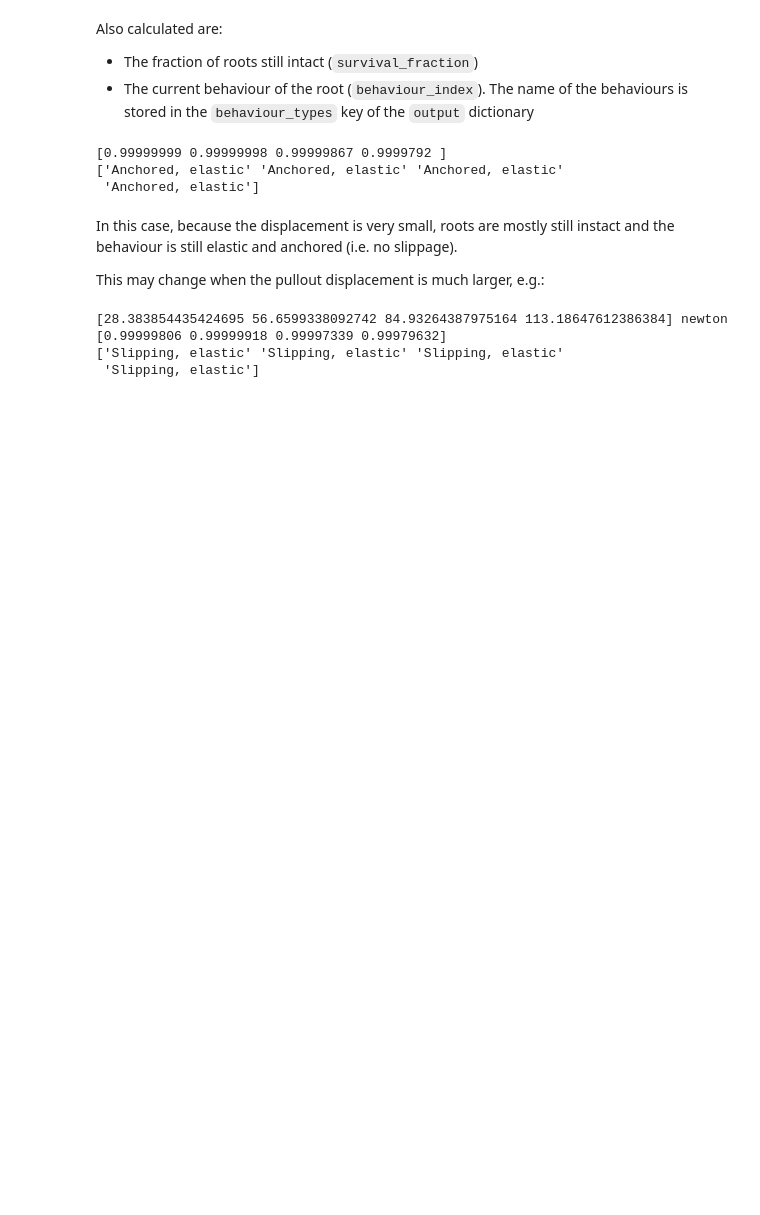
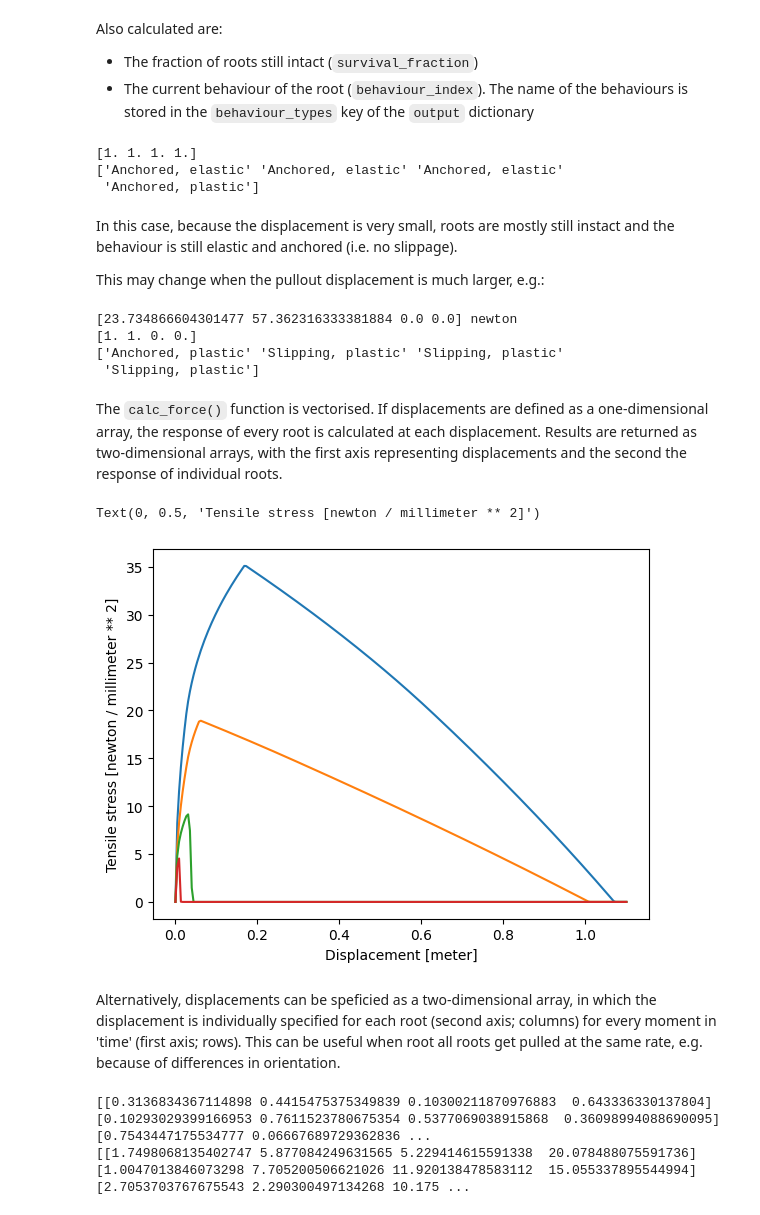
Before and after one commit to rootmemo/pyrootmemo, a Jupyter notebook: tutorials/xx_axial_pullout.ipynb, the cells around one changed output. Drawn from its saved outputs; the diff is of its cells as text; code cells hidden in the pictures; blank space fills up the shorter version.

Commit message:
vectorised AxialPullout calc_force function

```diff
--- a/tutorials/xx_axial_pullout.ipynb
+++ b/tutorials/xx_axial_pullout.ipynb
@@ -55,11 +57,11 @@ of root initially sticking out of the soil surface must be defined:
 roots = MultipleRoots(
     species = 'test_species',
     diameter = Parameter([1, 2, 3, 4], 'mm'),
-    tensile_strength = Parameter([500, 300, 100, 50], 'MPa'),
-    elastic_modulus = Parameter([1, 1, 1, 1], 'GPa'),
+    tensile_strength = Parameter([50, 30, 10, 5], 'MPa'),
+    elastic_modulus = Parameter([200, 200, 200, 200], 'MPa'),
     length = Parameter([1, 1, 1, 1], 'm'),
-    yield_strength = Parameter([200, 150, 50, 25], 'MPa'),
-    plastic_modulus = Parameter([0.2, 0.2, 0.2, 0.2], 'GPa'),
+    yield_strength = Parameter([20, 15, 5, 2.5], 'MPa'),
+    plastic_modulus = Parameter([50, 50, 50, 50], 'MPa'),
     length_surface = Parameter([0, 0, 0, 0], 'm')
     )
 # %% [markdown]
@@ -84,10 +86,10 @@ pullout = AxialPullout(
     roots,
     interface,
     surface = True,
-    breakage = True,
+    breakage = True, #True,
     slipping = True,
     elastoplastic = True,
-    weibull_shape = 5.0
+    weibull_shape = 50.0
     )
 # %% [markdown]
 ## Calculations
@@ -130,9 +126,9 @@ Also calculated are:
 print(pullout.output['survival_fraction'])
 print(pullout.output['behaviour_types'][pullout.output['behaviour_index']])
 # %% [output]
-[0.99999999 0.99999998 0.99999867 0.9999792 ]
+[1. 1. 1. 1.]
 ['Anchored, elastic' 'Anchored, elastic' 'Anchored, elastic'
- 'Anchored, elastic']
+ 'Anchored, plastic']
 # %% [markdown]
 In this case, because the displacement is very small, roots are mostly still instact and the behaviour is still elastic and anchored (i.e. no slippage).
 
@@ -144,7 +140,42 @@ print(pullout.output['force_per_root'])
 print(pullout.output['survival_fraction'])
 print(pullout.output['behaviour_types'][pullout.output['behaviour_index']])
 # %% [output]
-[28.383854435424695 56.6599338092742 84.93264387975164 113.18647612386384] newton
-[0.99999806 0.99999918 0.99997339 0.99979632]
-['Slipping, elastic' 'Slipping, elastic' 'Slipping, elastic'
- 'Slipping, elastic']
+[23.734866604301477 57.362316333381884 0.0 0.0] newton
+[1. 1. 0. 0.]
+['Anchored, plastic' 'Slipping, plastic' 'Slipping, plastic'
+ 'Slipping, plastic']
+# %% [markdown]
+The `calc_force()` function is vectorised. If displacements are defined as a
+one-dimensional array, the response of every root is calculated at each
+displacement. Results are returned as two-dimensional arrays, with the first
+axis representing displacements and the second the response of individual roots.
+# %%
+import numpy as np
+displacement = Parameter(np.linspace(0, 1.1, 250), 'm')
+pullout.calc_force(displacement)
+stress_per_root = pullout.output['force_per_root'] / roots.xsection
+displacement_per_root = pullout.output['displacement_per_root']
+
+import matplotlib.pyplot as plt
+fig, ax = plt.subplots()
+for u, t in zip(displacement_per_root.T, stress_per_root.T):
+    ax.plot(u.magnitude, t.magnitude)
+ax.set_xlabel('Displacement [' + str(displacement_per_root.units) + ']')
+ax.set_ylabel('Tensile stress [' + str(stress_per_root.units) + ']')
+# %% [output]
+Text(0, 0.5, 'Tensile stress [newton / millimeter ** 2]')
+[figure, added]
+# %% [markdown]
+Alternatively, displacements can be speficied as a two-dimensional array, in
+which the displacement is individually specified for each root (second axis;
+columns) for every moment in 'time' (first axis; rows). This can be useful when
+root all roots get pulled at the same rate, e.g. because of differences in
+orientation.
+# %%
+displacement = Parameter(np.random.rand(4, len(roots.xsection)), 'mm')
+pullout.calc_force(displacement)
+print(pullout.output['displacement_per_root'])
+print(pullout.output['force_per_root'])
+# %% [output]
+[[0.3136834367114898 0.4415475375349839 0.10300211870976883  0.643336330137804] [0.10293029399166953 0.7611523780675354 0.5377069038915868  0.36098994088690095] [0.7543447175534777 0.06667689729362836 ...
+[[1.7498068135402747 5.877084249631565 5.229414615591338  20.078488075591736] [1.0047013846073298 7.705200506621026 11.920138478583112  15.055337895544994] [2.7053703767675543 2.290300497134268 10.175 ...
```
Also changed, not shown: parts of 6 cells of this notebook, 8 other files.
